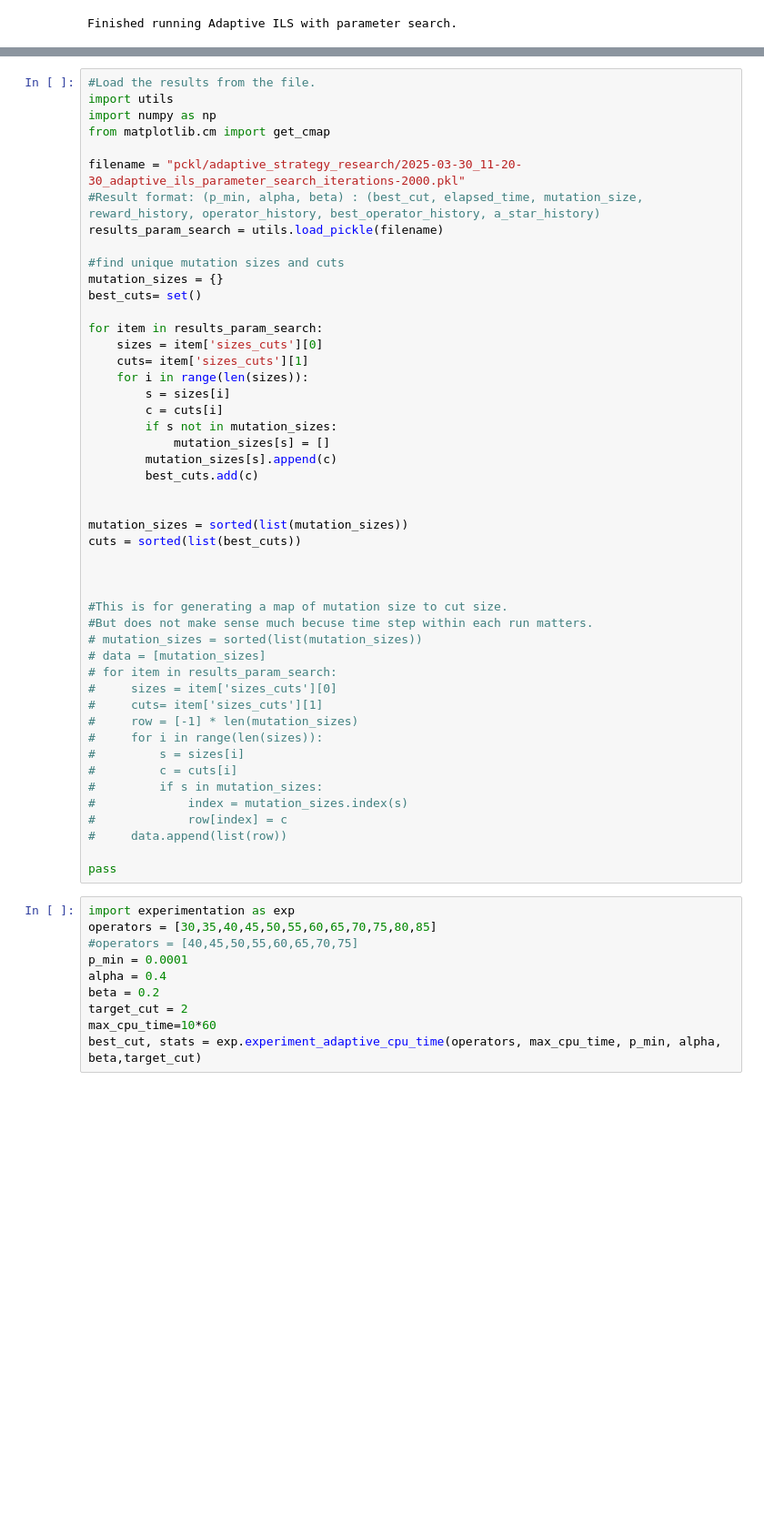
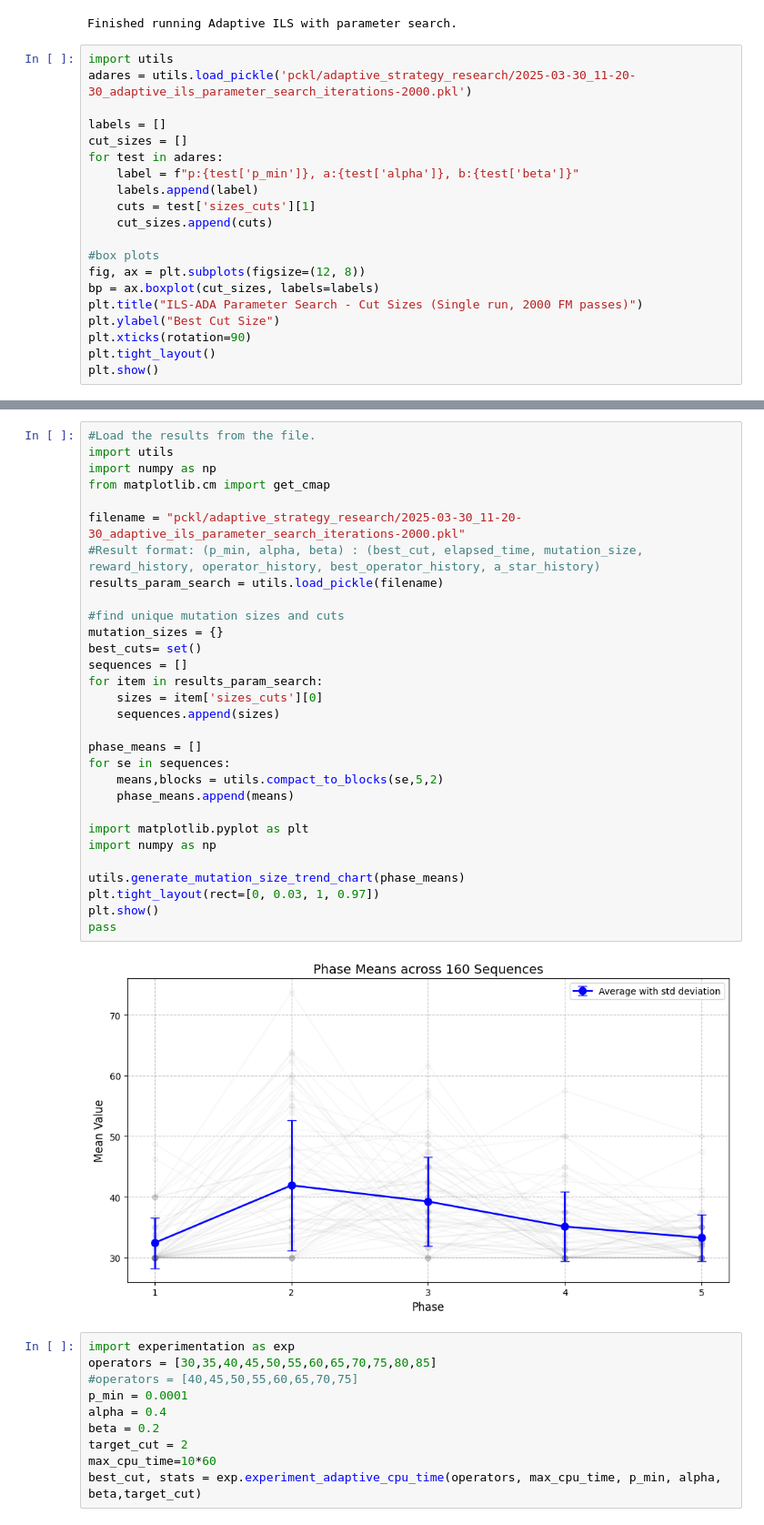
Before and after one commit to Cem-Kaya/Evo_Comp_Assignment_2, a Jupyter notebook: Practical_Assignment_2.ipynb, the cells around one changed output, grey strips where cells are left out. Shown at 91% size. Cells and saved outputs as stored; diff of their text form; blank space fills up the shorter version.

Commit message:
ils-ada strategy.

```diff
--- a/Practical_Assignment_2.ipynb
+++ b/Practical_Assignment_2.ipynb
@@ -485,3 +485,23 @@ print("Finished running Adaptive ILS with parameter search.")
 # %% [output]
 Running Adaptive ILS with parameter search - parallel...
 Finished running Adaptive ILS with parameter search.
+# %%
+import utils
+adares = utils.load_pickle('pckl/adaptive_strategy_research/2025-03-30_11-20-30_adaptive_ils_parameter_search_iterations-2000.pkl')
+
+labels = []
+cut_sizes = []
+for test in adares:
+    label = f"p:{test['p_min']}, a:{test['alpha']}, b:{test['beta']}"
+    labels.append(label)
+    cuts = test['sizes_cuts'][1]
+    cut_sizes.append(cuts)
+
+#box plots
+fig, ax = plt.subplots(figsize=(12, 8))
+bp = ax.boxplot(cut_sizes, labels=labels)
+plt.title("ILS-ADA Parameter Search - Cut Sizes (Single run, 2000 FM passes)")
+plt.ylabel("Best Cut Size")
+plt.xticks(rotation=90)
+plt.tight_layout()
+plt.show()
@@ -488,51 +510,35 @@ Finished running Adaptive ILS with parameter search.
 # %%
 #Load the results from the file.
 import utils
 import numpy as np
 from matplotlib.cm import get_cmap
 
 filename = "pckl/adaptive_strategy_research/2025-03-30_11-20-30_adaptive_ils_parameter_search_iterations-2000.pkl"
 #Result format: (p_min, alpha, beta) : (best_cut, elapsed_time, mutation_size, reward_history, operator_history, best_operator_history, a_star_history)
 results_param_search = utils.load_pickle(filename)
 
 #find unique mutation sizes and cuts
 mutation_sizes = {}
 best_cuts= set()
-
+sequences = []
 for item in results_param_search:
     sizes = item['sizes_cuts'][0]
-    cuts= item['sizes_cuts'][1]
-    for i in range(len(sizes)):
-        s = sizes[i]
-        c = cuts[i]
-        if s not in mutation_sizes:
-            mutation_sizes[s] = []
-        mutation_sizes[s].append(c)
-        best_cuts.add(c)
+    sequences.append(sizes)
 
+phase_means = []
+for se in sequences:
+    means,blocks = utils.compact_to_blocks(se,5,2)
+    phase_means.append(means)
 
-mutation_sizes = sorted(list(mutation_sizes))
-cuts = sorted(list(best_cuts))
+import matplotlib.pyplot as plt
+import numpy as np
 
-
-
-#This is for generating a map of mutation size to cut size.
-#But does not make sense much becuse time step within each run matters.
-# mutation_sizes = sorted(list(mutation_sizes))
-# data = [mutation_sizes]
-# for item in results_param_search:
-#     sizes = item['sizes_cuts'][0]
-#     cuts= item['sizes_cuts'][1]
-#     row = [-1] * len(mutation_sizes)
-#     for i in range(len(sizes)):
-#         s = sizes[i]
-#         c = cuts[i]
-#         if s in mutation_sizes:
-#             index = mutation_sizes.index(s)
-#             row[index] = c
-#     data.append(list(row))
-
+utils.generate_mutation_size_trend_chart(phase_means)
+plt.tight_layout(rect=[0, 0.03, 1, 0.97])
+plt.show()
 pass
+# %% [output]
+[figure, added]
 # %%
 import experimentation as exp
 operators = [30,35,40,45,50,55,60,65,70,75,80,85]
```
Also changed, not shown: parts of 5 cells of this notebook, 55 other files.
